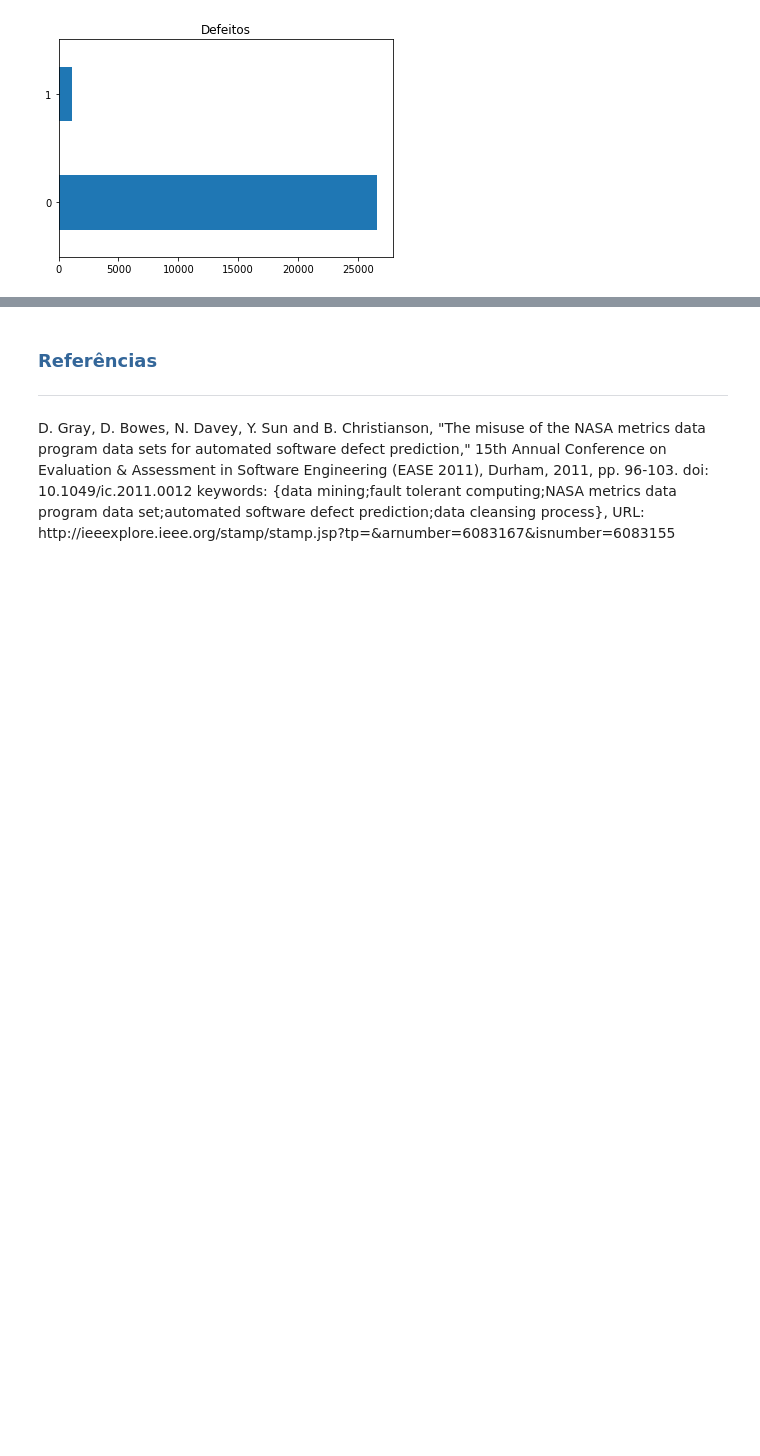
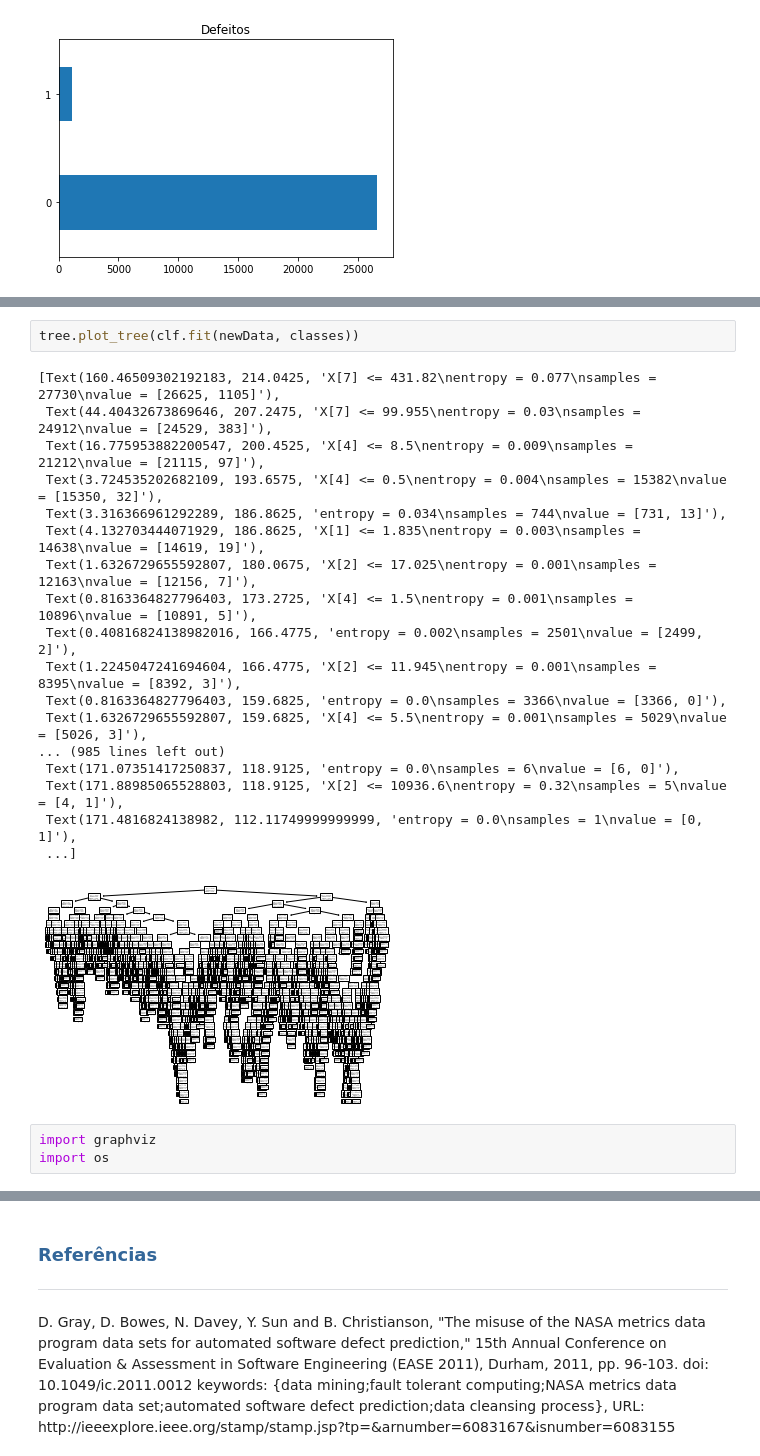
Before and after one commit to Pssales/Data-Science-Project, a Jupyter notebook: Project.ipynb, the cells around one changed output, grey strips where cells are left out. Cells and saved outputs as stored; diff of their text form; blank space fills up the shorter version.

```diff
--- a/Project.ipynb
+++ b/Project.ipynb
@@ -282,0 +324,24 @@ plt.show()
+# %%
+tree.plot_tree(clf.fit(newData, classes))
+# %% [output]
+[Text(160.46509302192183, 214.0425, 'X[7] <= 431.82\nentropy = 0.077\nsamples = 27730\nvalue = [26625, 1105]'),
+ Text(44.40432673869646, 207.2475, 'X[7] <= 99.955\nentropy = 0.03\nsamples = 24912\nvalue = [24529, 383]'),
+ Text(16.775953882200547, 200.4525, 'X[4] <= 8.5\nentropy = 0.009\nsamples = 21212\nvalue = [21115, 97]'),
+ Text(3.724535202682109, 193.6575, 'X[4] <= 0.5\nentropy = 0.004\nsamples = 15382\nvalue = [15350, 32]'),
+ Text(3.316366961292289, 186.8625, 'entropy = 0.034\nsamples = 744\nvalue = [731, 13]'),
+ Text(4.132703444071929, 186.8625, 'X[1] <= 1.835\nentropy = 0.003\nsamples = 14638\nvalue = [14619, 19]'),
+ Text(1.6326729655592807, 180.0675, 'X[2] <= 17.025\nentropy = 0.001\nsamples = 12163\nvalue = [12156, 7]'),
+ Text(0.8163364827796403, 173.2725, 'X[4] <= 1.5\nentropy = 0.001\nsamples = 10896\nvalue = [10891, 5]'),
+ Text(0.40816824138982016, 166.4775, 'entropy = 0.002\nsamples = 2501\nvalue = [2499, 2]'),
+ Text(1.2245047241694604, 166.4775, 'X[2] <= 11.945\nentropy = 0.001\nsamples = 8395\nvalue = [8392, 3]'),
+ Text(0.8163364827796403, 159.6825, 'entropy = 0.0\nsamples = 3366\nvalue = [3366, 0]'),
+ Text(1.6326729655592807, 159.6825, 'X[4] <= 5.5\nentropy = 0.001\nsamples = 5029\nvalue = [5026, 3]'),
+... (985 lines left out)
+ Text(171.07351417250837, 118.9125, 'entropy = 0.0\nsamples = 6\nvalue = [6, 0]'),
+ Text(171.88985065528803, 118.9125, 'X[2] <= 10936.6\nentropy = 0.32\nsamples = 5\nvalue = [4, 1]'),
+ Text(171.4816824138982, 112.11749999999999, 'entropy = 0.0\nsamples = 1\nvalue = [0, 1]'),
+ ...]
+[figure, added]
+# %%
+import graphviz
+import os
```
Also changed, not shown: parts of 13 cells of this notebook, 4 other files.
